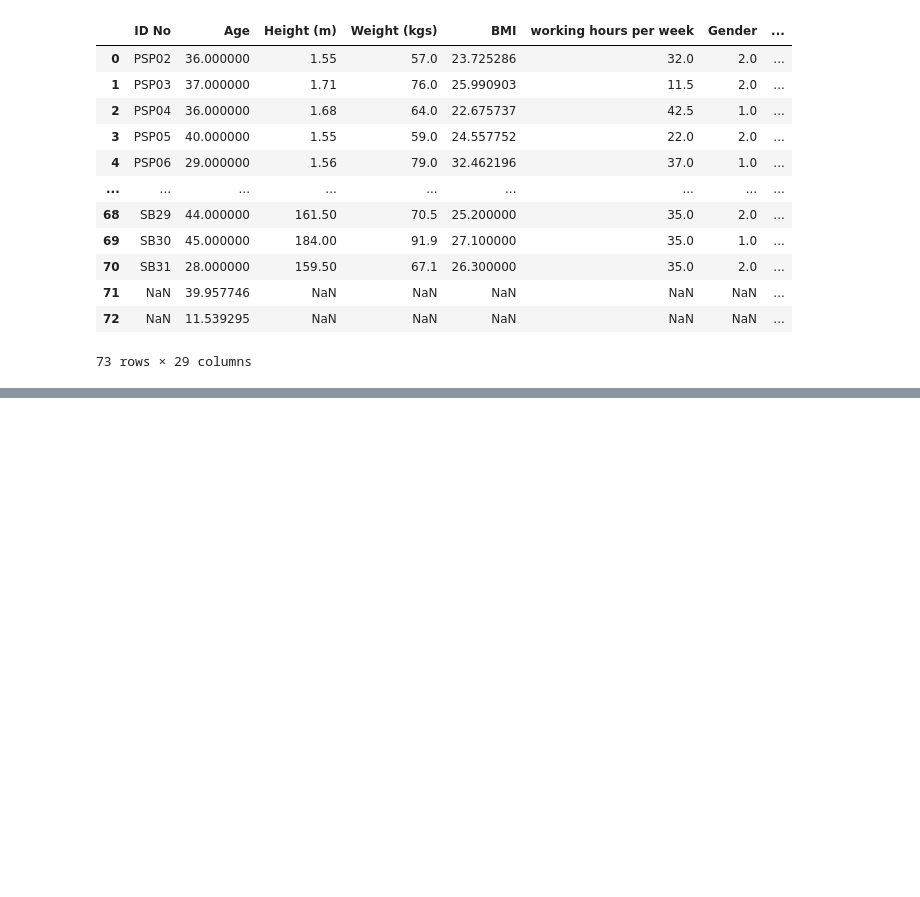
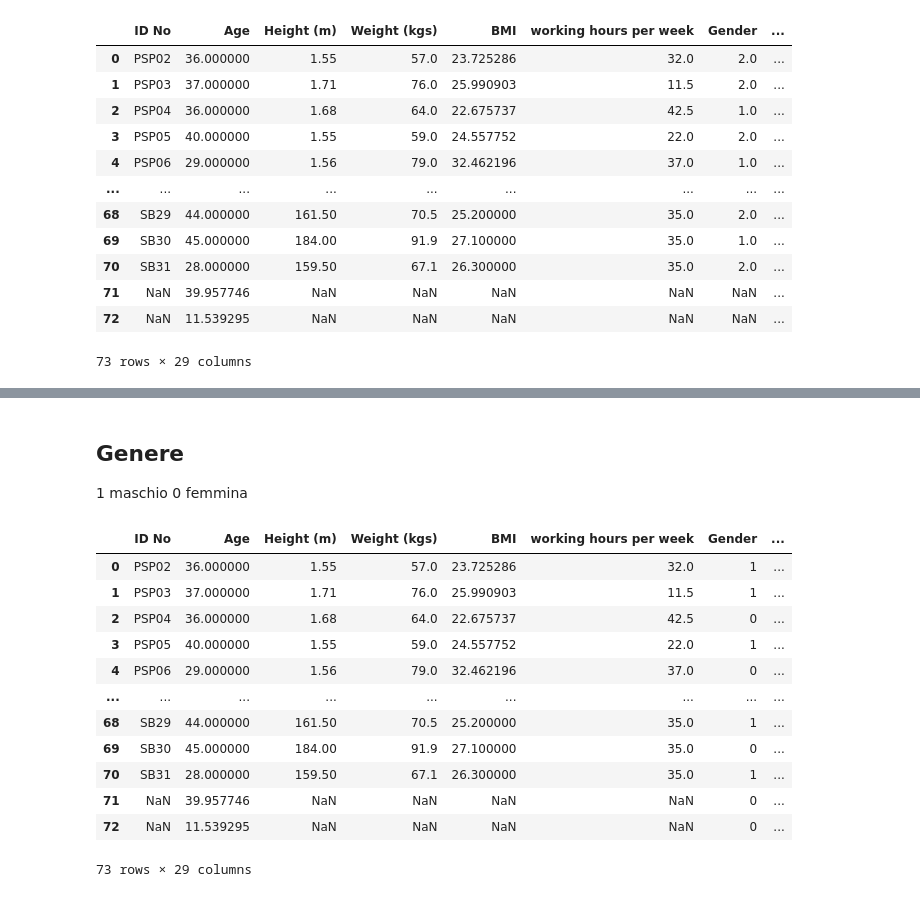
Before and after one commit to cMancio00/Contest_MASL_2023, a Jupyter notebook: anxiety.ipynb, the cells around one changed output, grey strips where cells are left out. Drawn from its saved outputs; the diff is of its cells as text; code cells hidden in the pictures; blank space fills up the shorter version.

```diff
--- a/anxiety.ipynb
+++ b/anxiety.ipynb
@@ -19,0 +35,21 @@ df
+# %% [markdown]
+## Genere
+1 maschio
+0 femmina
+# %%
+df["Gender"] = np.where(df["Gender"] == 2, 1,0)
+df
+# %% [output]
+|  | ID No | Age | Height (m) | Weight (kgs) | BMI | working hours per week | Gender | ... |
+| 0 | PSP02 | 36.000000 | 1.55 | 57.0 | 23.725286 | 32.0 | 1 | ... |
+| 1 | PSP03 | 37.000000 | 1.71 | 76.0 | 25.990903 | 11.5 | 1 | ... |
+| 2 | PSP04 | 36.000000 | 1.68 | 64.0 | 22.675737 | 42.5 | 0 | ... |
+| 3 | PSP05 | 40.000000 | 1.55 | 59.0 | 24.557752 | 22.0 | 1 | ... |
+| 4 | PSP06 | 29.000000 | 1.56 | 79.0 | 32.462196 | 37.0 | 0 | ... |
+| ... | ... | ... | ... | ... | ... | ... | ... | ... |
+| 68 | SB29 | 44.000000 | 161.50 | 70.5 | 25.200000 | 35.0 | 1 | ... |
+| 69 | SB30 | 45.000000 | 184.00 | 91.9 | 27.100000 | 35.0 | 0 | ... |
+| 70 | SB31 | 28.000000 | 159.50 | 67.1 | 26.300000 | 35.0 | 1 | ... |
+| 71 | NaN | 39.957746 | NaN | NaN | NaN | NaN | 0 | ... |
+| 72 | NaN | 11.539295 | NaN | NaN | NaN | NaN | 0 | ... |
+73 rows × 29 columns
```
Also changed, not shown: parts of 9 cells of this notebook.
